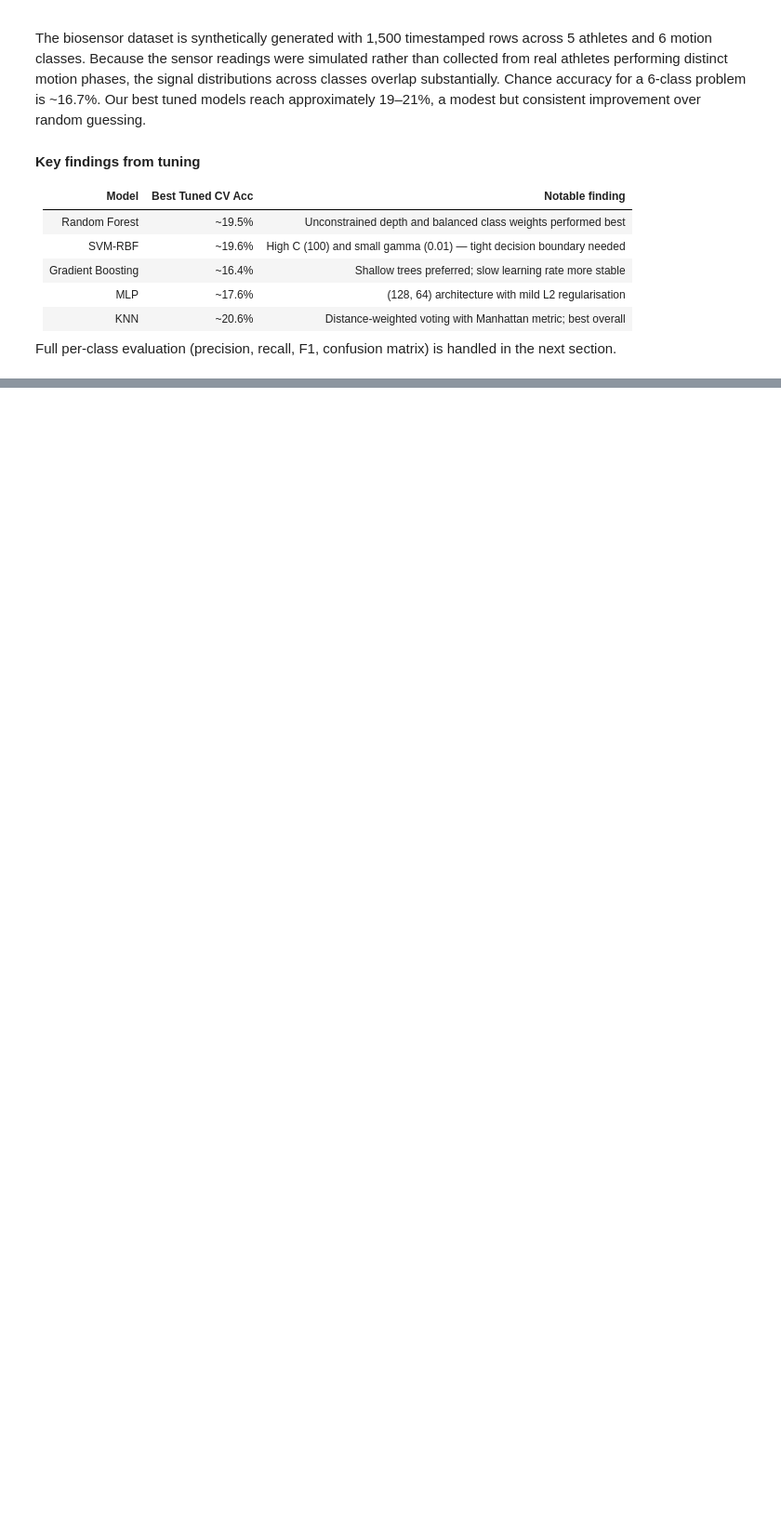
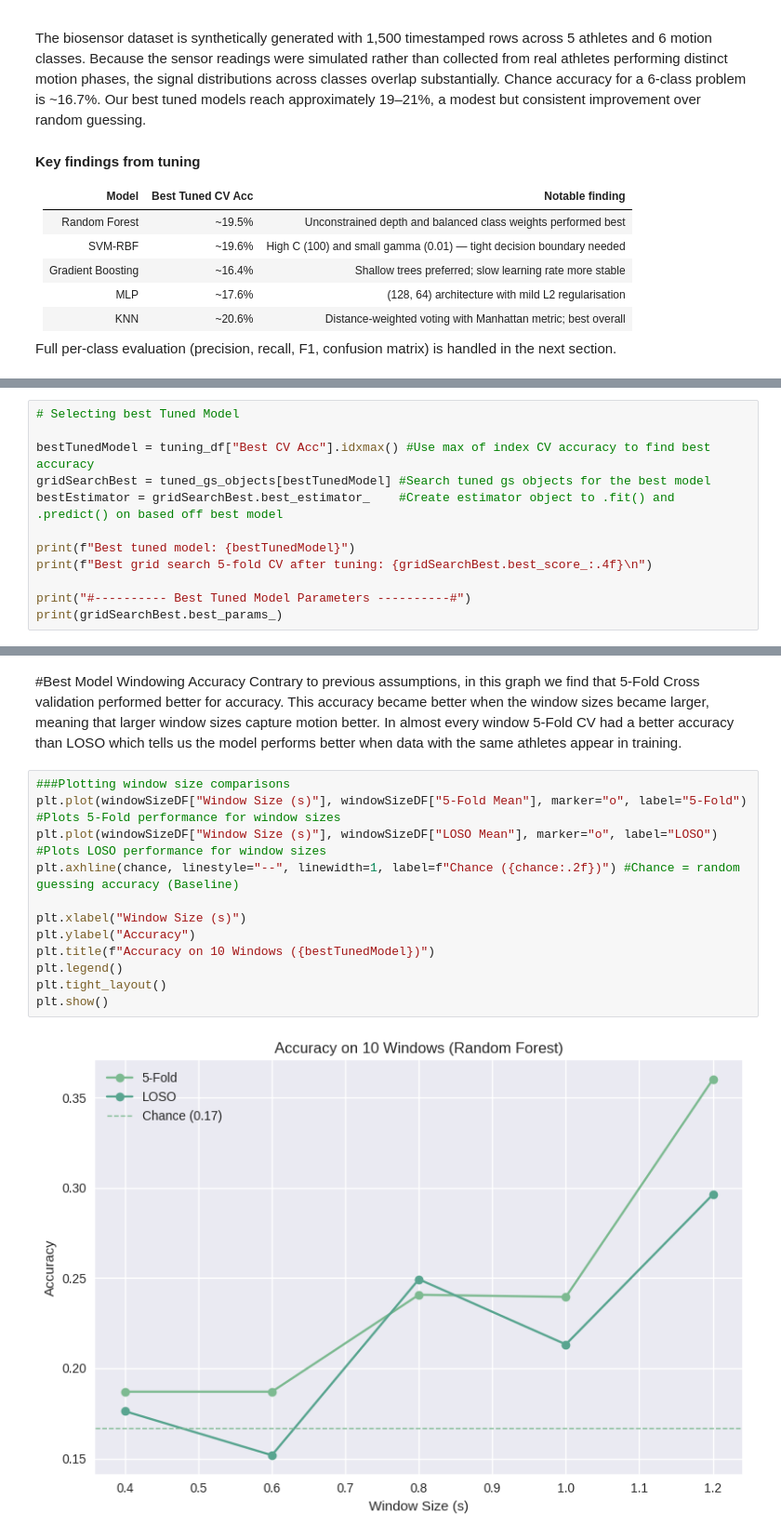
Before and after one commit to ritsukye/CS156---Project-Motion-Phase-ML, a Jupyter notebook: motion phase full workflow updated.ipynb, the cells around one changed output, grey strips where cells are left out. Shown at 93% size. Cells and saved outputs as stored; diff of their text form; blank space fills up the shorter version.

Commit message:
Added Evaluation Files
-Updated main ipynb with evaluations.
-Added csv's of all generated tables
-Added more visualizations

```diff
--- a/motion phase full workflow updated.ipynb
+++ b/motion phase full workflow updated.ipynb
@@ -1353,0 +1443,12 @@ Full per-class evaluation (precision, recall, F1, confusion matrix) is handled i
+# %%
+# Selecting best Tuned Model
+
+bestTunedModel = tuning_df["Best CV Acc"].idxmax() #Use max of index CV accuracy to find best accuracy
+gridSearchBest = tuned_gs_objects[bestTunedModel] #Search tuned gs objects for the best model
+bestEstimator = gridSearchBest.best_estimator_    #Create estimator object to .fit() and .predict() on based off best model
+
+print(f"Best tuned model: {bestTunedModel}")
+print(f"Best grid search 5-fold CV after tuning: {gridSearchBest.best_score_:.4f}\n")
+
+print("#---------- Best Tuned Model Parameters ----------#")
+print(gridSearchBest.best_params_)
@@ -1353,0 +1600,17 @@ Full per-class evaluation (precision, recall, F1, confusion matrix) is handled i
+# %% [markdown]
+#Best Model Windowing Accuracy
+Contrary to previous assumptions, in this graph we find that 5-Fold Cross validation performed better for accuracy. This accuracy became better when the window sizes became larger, meaning that larger window sizes capture motion better. In almost every window 5-Fold CV had a better accuracy than LOSO which tells us the model performs better when data with the same athletes appear in training.
+# %%
+###Plotting window size comparisons
+plt.plot(windowSizeDF["Window Size (s)"], windowSizeDF["5-Fold Mean"], marker="o", label="5-Fold") #Plots 5-Fold performance for window sizes
+plt.plot(windowSizeDF["Window Size (s)"], windowSizeDF["LOSO Mean"], marker="o", label="LOSO") #Plots LOSO performance for window sizes
+plt.axhline(chance, linestyle="--", linewidth=1, label=f"Chance ({chance:.2f})") #Chance = random guessing accuracy (Baseline)
+
+plt.xlabel("Window Size (s)")
+plt.ylabel("Accuracy")
+plt.title(f"Accuracy on 10 Windows ({bestTunedModel})")
+plt.legend()
+plt.tight_layout()
+plt.show()
+# %% [output]
+[figure, added]
```
Also changed, not shown: parts of 38 cells of this notebook, 9 other files.
